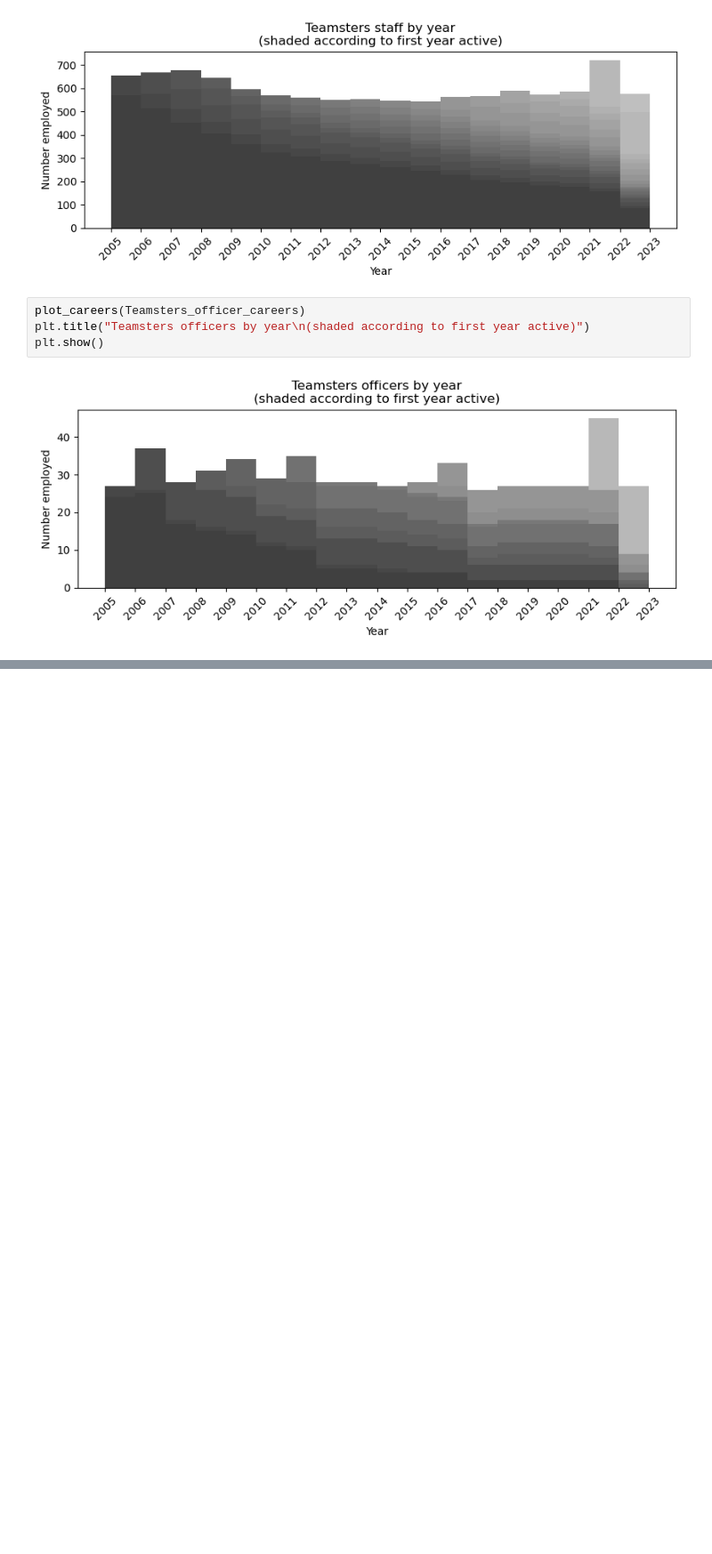
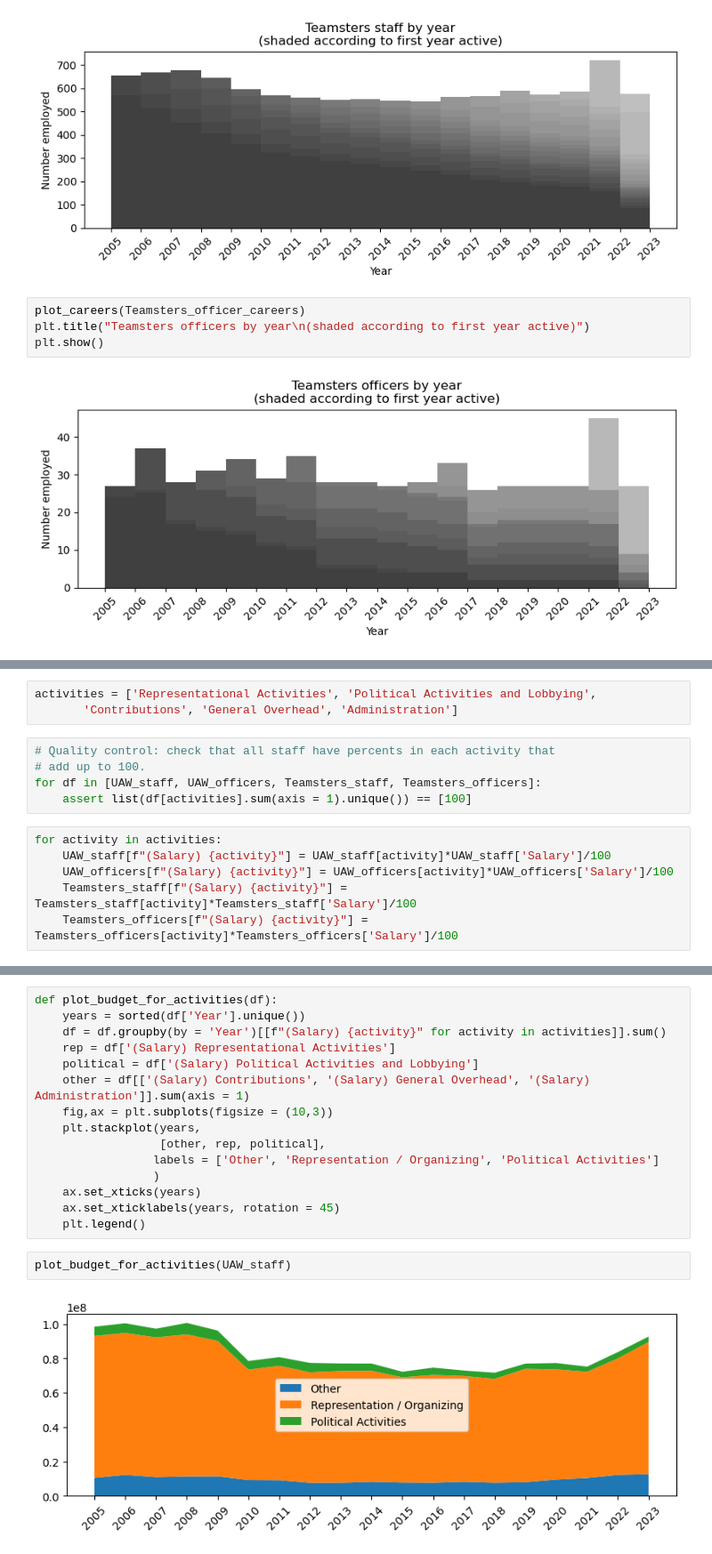
Before and after one commit to AmziJeffs/LaborData, a Jupyter notebook: staffing_analysis.ipynb, the cells around one changed output, grey strips where cells are left out. Shown at 89% size. Saved outputs shown, nothing was run; the diff lists cells and outputs as text; blank space fills up the shorter version.

Commit message:
Plot salary budgets

```diff
--- a/staffing_analysis.ipynb
+++ b/staffing_analysis.ipynb
@@ -162,0 +165,14 @@ plt.show()
+# %%
+activities = ['Representational Activities', 'Political Activities and Lobbying',
+       'Contributions', 'General Overhead', 'Administration']
+# %%
+# Quality control: check that all staff have percents in each activity that
+# add up to 100.
+for df in [UAW_staff, UAW_officers, Teamsters_staff, Teamsters_officers]:
+    assert list(df[activities].sum(axis = 1).unique()) == [100]
+# %%
+for activity in activities:
+    UAW_staff[f"(Salary) {activity}"] = UAW_staff[activity]*UAW_staff['Salary']/100
+    UAW_officers[f"(Salary) {activity}"] = UAW_officers[activity]*UAW_officers['Salary']/100
+    Teamsters_staff[f"(Salary) {activity}"] = Teamsters_staff[activity]*Teamsters_staff['Salary']/100
+    Teamsters_officers[f"(Salary) {activity}"] = Teamsters_officers[activity]*Teamsters_officers['Salary']/100
@@ -162,0 +200,19 @@ plt.show()
+# %%
+def plot_budget_for_activities(df):
+    years = sorted(df['Year'].unique())
+    df = df.groupby(by = 'Year')[[f"(Salary) {activity}" for activity in activities]].sum()
+    rep = df['(Salary) Representational Activities']
+    political = df['(Salary) Political Activities and Lobbying']
+    other = df[['(Salary) Contributions', '(Salary) General Overhead', '(Salary) Administration']].sum(axis = 1)
+    fig,ax = plt.subplots(figsize = (10,3))
+    plt.stackplot(years,
+                  [other, rep, political],
+                 labels = ['Other', 'Representation / Organizing', 'Political Activities']
+                 )
+    ax.set_xticks(years)
+    ax.set_xticklabels(years, rotation = 45)
+    plt.legend()
+# %%
+plot_budget_for_activities(UAW_staff)
+# %% [output]
+[figure, added]
```
Also changed, not shown: parts of 4 cells of this notebook.
